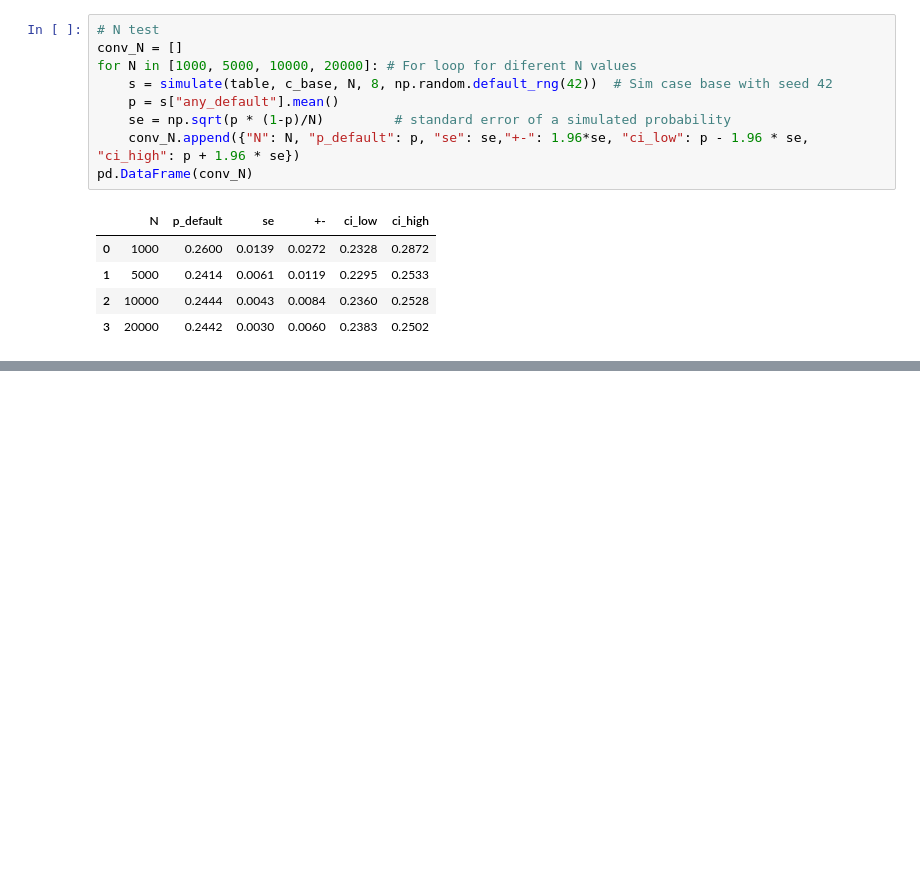
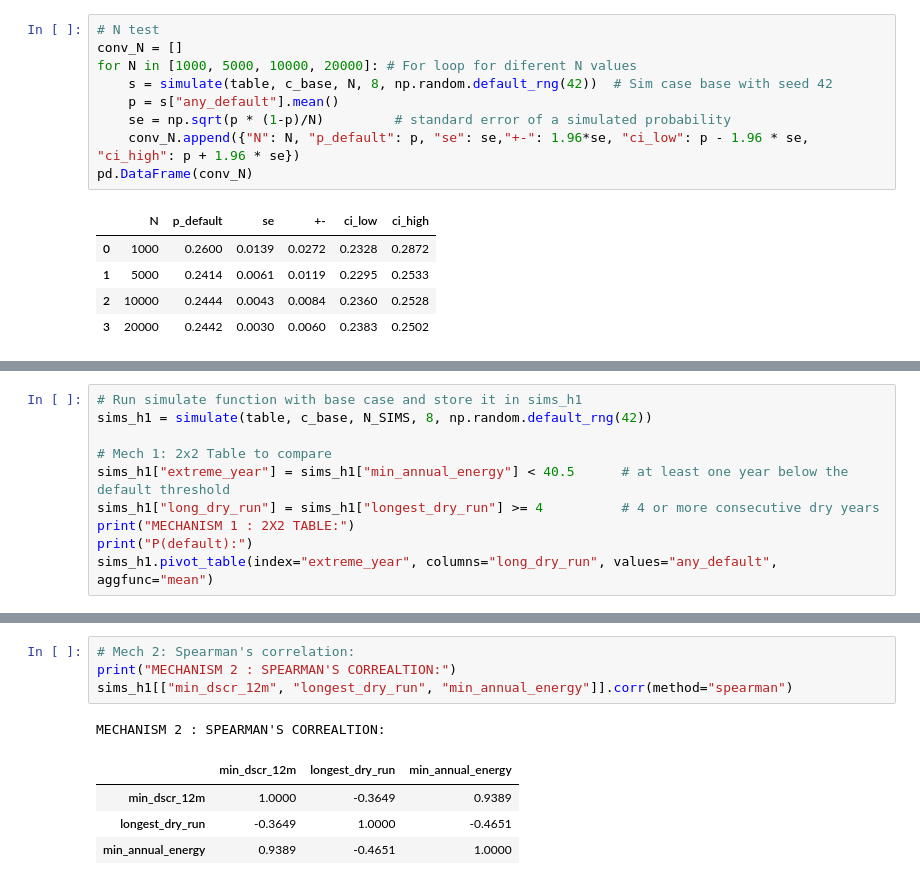
Before and after one commit to IgnacioFunesDeluigi/hydro-project-finance, a Jupyter notebook: notebooks/03_montecarlo.ipynb, the cells around one changed output, grey strips where cells are left out. Saved outputs shown, nothing was run; the diff lists cells and outputs as text; blank space fills up the shorter version.

Commit message:
Step 3.6: H1 test (driest year vs longest dry run); D39

```diff
--- a/notebooks/03_montecarlo.ipynb
+++ b/notebooks/03_montecarlo.ipynb
@@ -422,0 +452,10 @@ Random seed list: [1, 2, 3, 4, 5, 42]
+# %%
+# Run simulate function with base case and store it in sims_h1
+sims_h1 = simulate(table, c_base, N_SIMS, 8, np.random.default_rng(42))
+
+# Mech 1: 2x2 Table to compare
+sims_h1["extreme_year"] = sims_h1["min_annual_energy"] < 40.5      # at least one year below the default threshold
+sims_h1["long_dry_run"] = sims_h1["longest_dry_run"] >= 4          # 4 or more consecutive dry years
+print("MECHANISM 1 : 2X2 TABLE:")
+print("P(default):")
+sims_h1.pivot_table(index="extreme_year", columns="long_dry_run", values="any_default", aggfunc="mean")
@@ -422,0 +487,10 @@ Random seed list: [1, 2, 3, 4, 5, 42]
+# %%
+# Mech 2: Spearman's correlation:
+print("MECHANISM 2 : SPEARMAN'S CORREALTION:")
+sims_h1[["min_dscr_12m", "longest_dry_run", "min_annual_energy"]].corr(method="spearman")
+# %% [output]
+MECHANISM 2 : SPEARMAN'S CORREALTION:
+|  | min_dscr_12m | longest_dry_run | min_annual_energy |
+| min_dscr_12m | 1.0000 | -0.3649 | 0.9389 |
+| longest_dry_run | -0.3649 | 1.0000 | -0.4651 |
+| min_annual_energy | 0.9389 | -0.4651 | 1.0000 |
```
Also changed, not shown: parts of 13 cells of this notebook, 3 other files.
